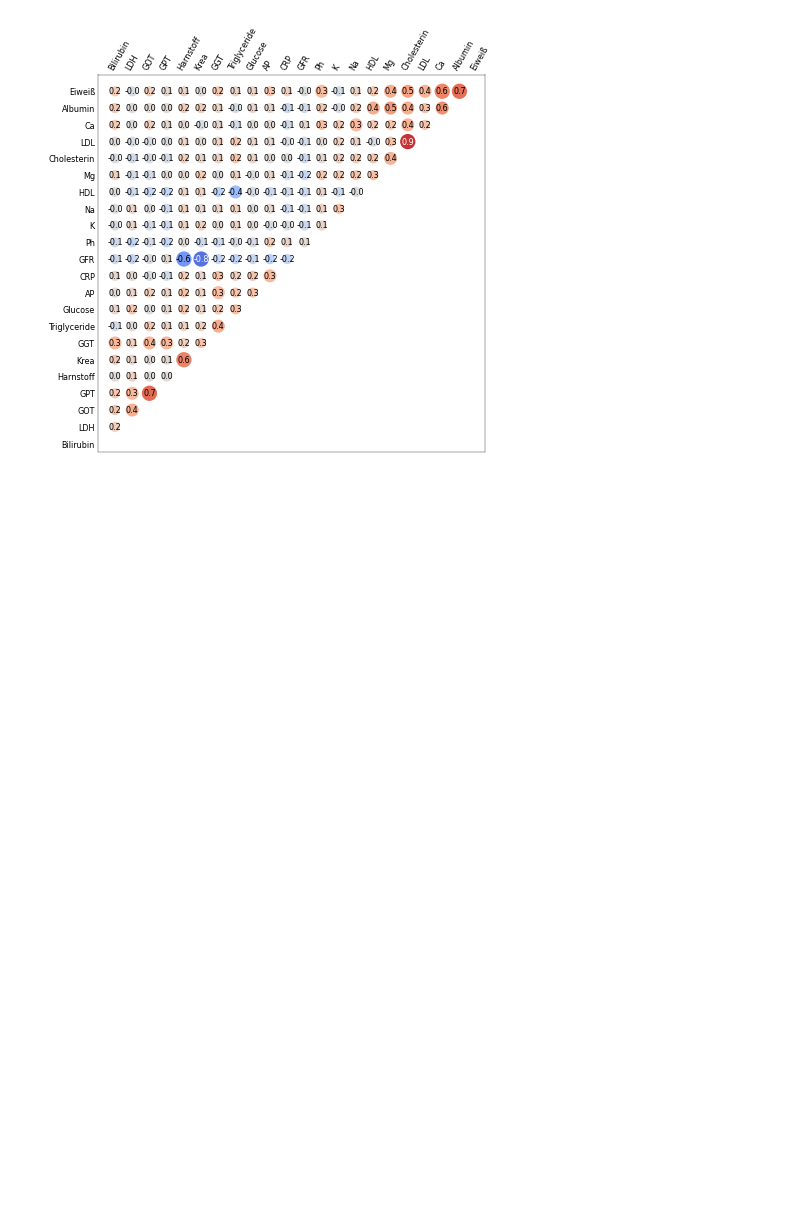
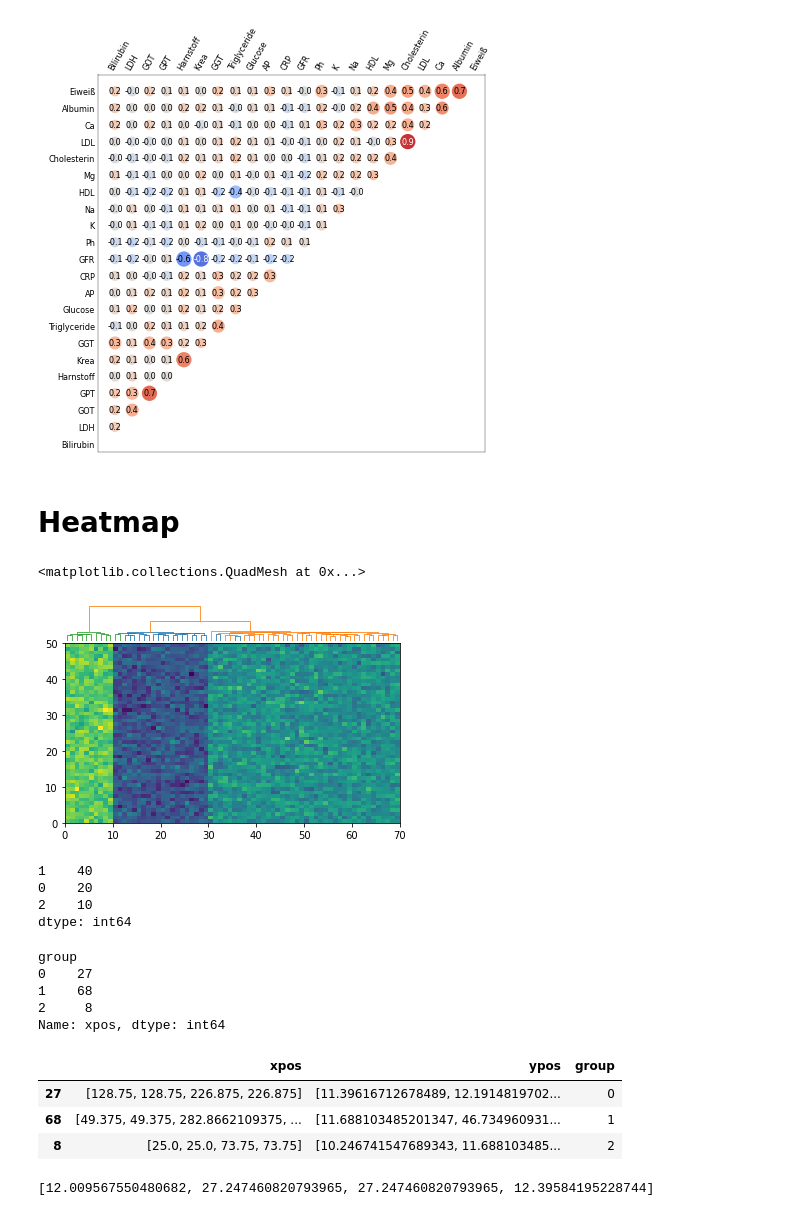
Before and after one commit to fossbert/Python_Packages, a Jupyter notebook: Dev_cbviz.ipynb, the cells around one changed output. Saved outputs shown, nothing was run; the diff lists cells and outputs as text; code cells hidden in the pictures; blank space fills up the shorter version.

```diff
--- a/Dev_cbviz.ipynb
+++ b/Dev_cbviz.ipynb
@@ -437,3 +484,5 @@ dp.annotate(sp, str_fmt="1.1f")
 # fig.savefig('./Polyps/Plots/Correlation-LabValues-Feb14-2022.pdf')
 # %% [output]
 [figure]
+# %% [markdown]
+# Heatmap
@@ -439,0 +495,30 @@ dp.annotate(sp, str_fmt="1.1f")
+# %%
+d = pd.DataFrame(np.hstack([np.random.normal(loc=(0), scale=(1), size=(50, 20)),
+                            np.random.normal(loc=(3), scale=(1), size=(50, 40)),
+                            np.random.normal(loc=(6), scale=(1), size=(50, 10))]), columns=['Sample' + str(i) for i in range(70)])
+# %%
+Z = hierarchy.linkage(d.T, method='complete', metric='euclidean')
+dendro = hierarchy.dendrogram(Z, labels=d.columns, orientation='top', no_plot=True, color_threshold=0.7, above_threshold_color='0.5')
+# %%
+n_leaves = len(dendro['leaves'])
+max_dep_coord = max(map(max, dendro['dcoord']))
+# %%
+fig, (ax1, ax2) = plt.subplots(2, 1, gridspec_kw={'height_ratios':[1,5], 'hspace':0.02})
+
+[ax1.plot(xline, yline, c="C" + str(lcolor), lw=0.8) for xline, yline, lcolor in zip(dendro['icoord'], dendro['dcoord'], hierarchy.cut_tree(Z, 3).ravel()[dendro['leaves']])];
+ax1.set_xlim(0, n_leaves * 10)
+ax1.set_ylim(0, max_dep_coord*1.02)
+ax1.axis('off')
+
+ax2.pcolormesh(d.iloc[:,dendro['leaves']])
+# %% [output]
+<matplotlib.collections.QuadMesh at 0x...>
+[figure, added]
+# %%
+group = hierarchy.cut_tree(Z, 3).ravel()[dendro['leaves']]
+pd.value_counts(group)
+# %% [output]
+1    40
+0    20
+2    10
+dtype: int64
@@ -439,0 +527,15 @@ dp.annotate(sp, str_fmt="1.1f")
+# %%
+dendro_df['xpos'].apply(np.ptp).groupby(dendro_df['group']).idxmax()
+# %% [output]
+group
+0    27
+1    68
+2     8
+Name: xpos, dtype: int64
+# %%
+dendro_df.iloc[[27, 68, 8]]
+# %% [output]
+|  | xpos | ypos | group |
+| 27 | [128.75, 128.75, 226.875, 226.875] | [11.39616712678489, 12.1914819702... | 0 |
+| 68 | [49.375, 49.375, 282.8662109375, ... | [11.688103485201347, 46.734960931... | 1 |
+| 8 | [25.0, 25.0, 73.75, 73.75] | [10.246741547689343, 11.688103485... | 2 |
@@ -439,0 +547,4 @@ dp.annotate(sp, str_fmt="1.1f")
+# %%
+ymax
+# %% [output]
+[12.009567550480682, 27.247460820793965, 27.247460820793965, 12.39584195228744]
```
Also changed, not shown: parts of 22 cells of this notebook, 9 other files.
